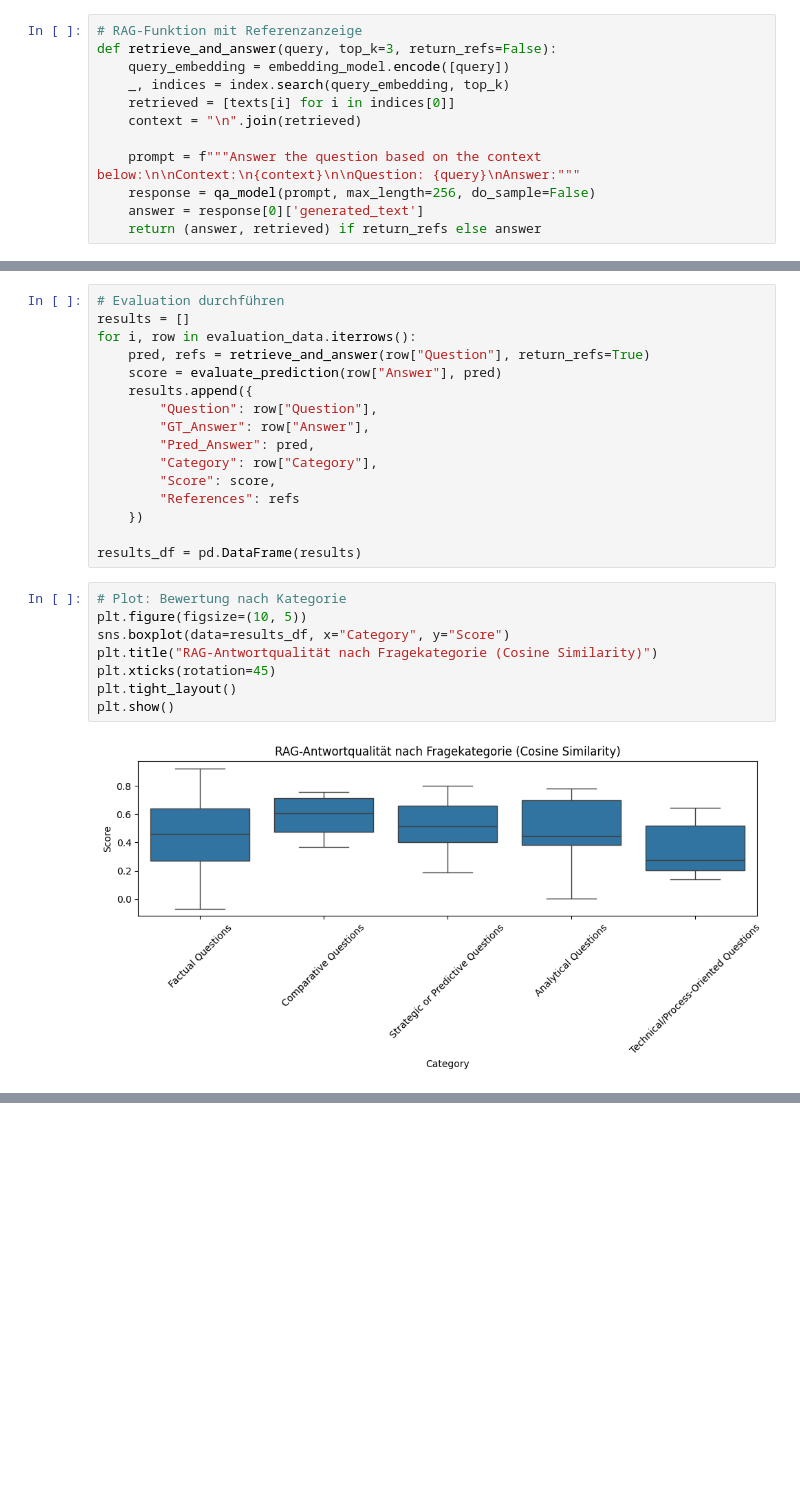
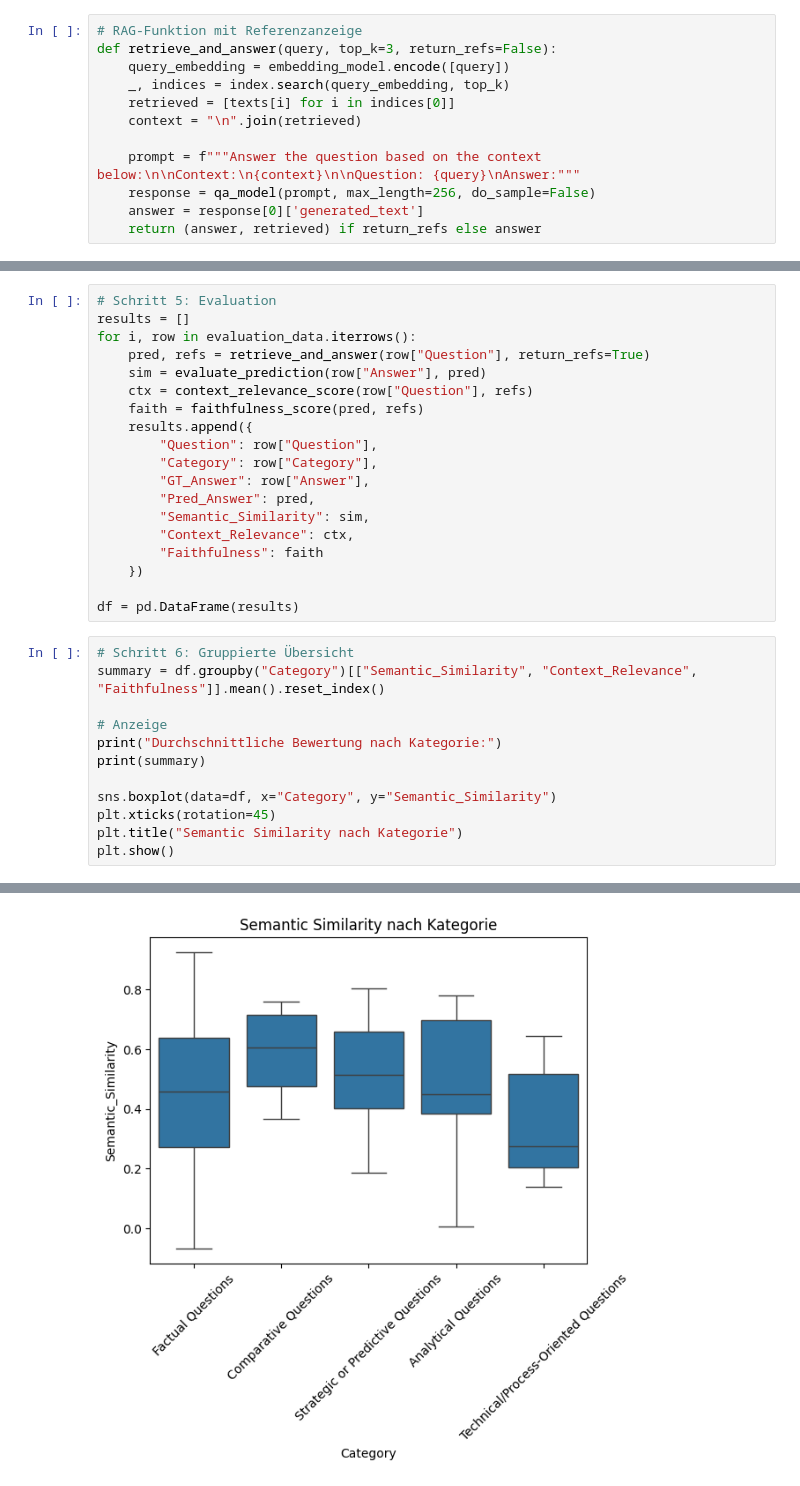
Before and after one commit to lucarenz1997/NLP, a Jupyter notebook: Stage_3_1.ipynb, the cells around one changed output, grey strips where cells are left out. Cells and saved outputs as stored; diff of their text form; blank space fills up the shorter version.

```diff
--- a/Stage_3_1.ipynb
+++ b/Stage_3_1.ipynb
@@ -577,26 +605,32 @@ def evaluate_prediction(gt_answer, pred_answer):
 # %%
-# Evaluation durchführen
+# Schritt 5: Evaluation
 results = []
 for i, row in evaluation_data.iterrows():
     pred, refs = retrieve_and_answer(row["Question"], return_refs=True)
-    score = evaluate_prediction(row["Answer"], pred)
+    sim = evaluate_prediction(row["Answer"], pred)
+    ctx = context_relevance_score(row["Question"], refs)
+    faith = faithfulness_score(pred, refs)
     results.append({
         "Question": row["Question"],
+        "Category": row["Category"],
         "GT_Answer": row["Answer"],
         "Pred_Answer": pred,
-        "Category": row["Category"],
-        "Score": score,
-        "References": refs
+        "Semantic_Similarity": sim,
+        "Context_Relevance": ctx,
+        "Faithfulness": faith
     })
 
-results_df = pd.DataFrame(results)
+df = pd.DataFrame(results)
-# %%
-# Plot: Bewertung nach Kategorie
-plt.figure(figsize=(10, 5))
-sns.boxplot(data=results_df, x="Category", y="Score")
-plt.title("RAG-Antwortqualität nach Fragekategorie (Cosine Similarity)")
-plt.xticks(rotation=45)
-plt.tight_layout()
-plt.show()
-# %% [output]
-[figure, removed]
+# %%
+# Schritt 6: Gruppierte Übersicht
+summary = df.groupby("Category")[["Semantic_Similarity", "Context_Relevance", "Faithfulness"]].mean().reset_index()
+
+# Anzeige
+print("Durchschnittliche Bewertung nach Kategorie:")
+print(summary)
+
+sns.boxplot(data=df, x="Category", y="Semantic_Similarity")
+plt.xticks(rotation=45)
+plt.title("Semantic Similarity nach Kategorie")
+plt.show()
+# %% [output]
@@ -602,0 +651 @@ plt.show()
+[figure, added]
```
Also changed, not shown: parts of 7 cells of this notebook.
